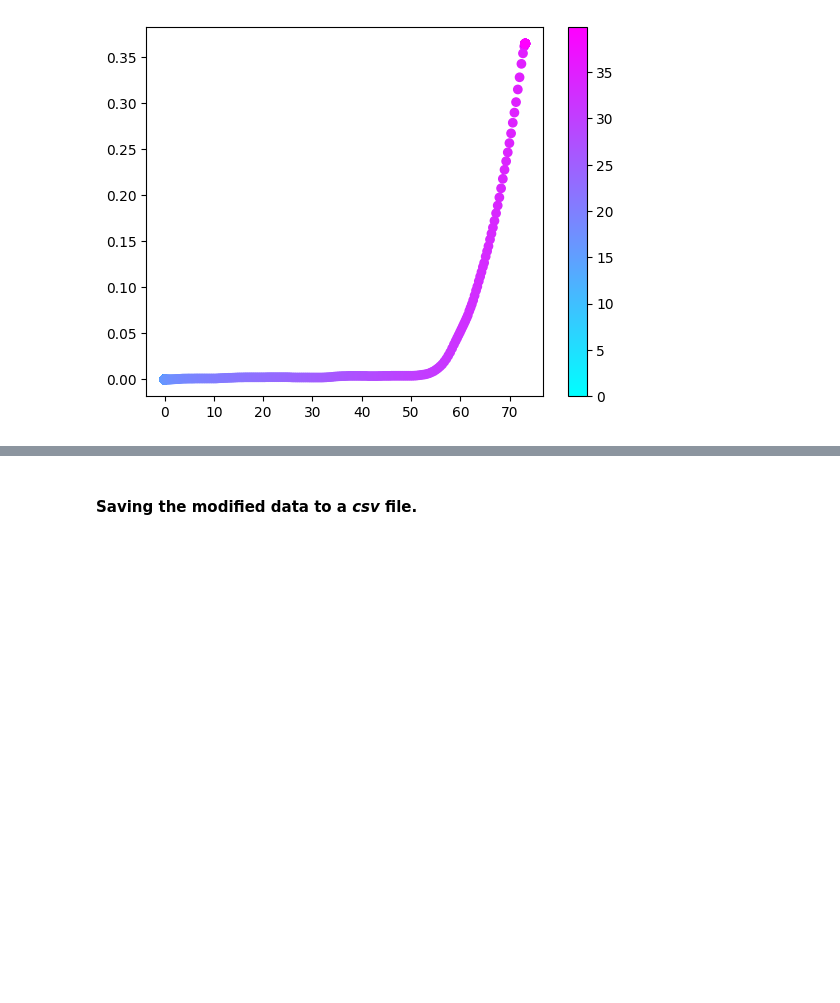
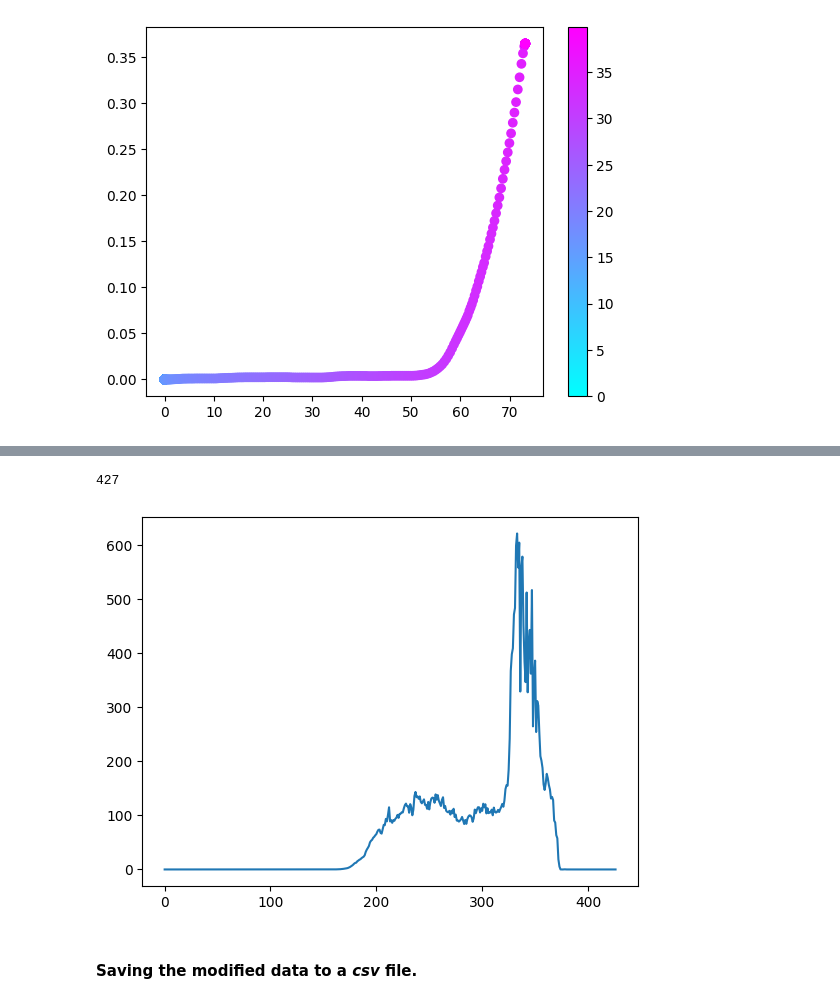
Before and after one commit to Keshish/ATFP, a Jupyter notebook: process_data.ipynb, the cells around one changed output, grey strips where cells are left out. Saved outputs shown, nothing was run; the diff lists cells and outputs as text; code cells hidden in the pictures; blank space fills up the shorter version.

```diff
--- a/process_data.ipynb
+++ b/process_data.ipynb
@@ -209,0 +260,30 @@ plt.colorbar()
+# %%
+BrakeDist = []
+aMax = -9.
+maxJerk = -30.
+tlat = 1e-1
+for i, row in DevelopmentData.iterrows():
+    if i != 0:
+        vEgo = DevelopmentData.loc[i-1, "VehicleSpeed"]
+        aEgo = vEgo / DevelopmentData.loc[i, "TimestampDiff"]
+        d1 = vEgo * tlat + 0.5*aEgo * tlat**2
+
+        t2 = (aMax - aEgo) / maxJerk
+        d2 = (maxJerk / 6) * t2**3 +  0.5 * aEgo * t2**2 + vEgo*t2
+
+        dv1 = 0.5*maxJerk * t2**2 + aEgo * t2
+        v0 = DevelopmentData.loc[i-1, "VehicleSpeed"]
+        v1 = v0 + dv1
+
+        dv2 = -1*v1
+        t3 = dv2 / aMax
+        d3 = 0.5*aMax * t3**2 + v1*t3
+        BrakeDist.append(d1+d2+d3)
+len(BrakeDist)
+# %% [output]
+427
+# %%
+plt.plot(BrakeDist)
+plt.show()
+# %% [output]
+[figure, added]
```
Also changed, not shown: parts of 19 cells of this notebook.
